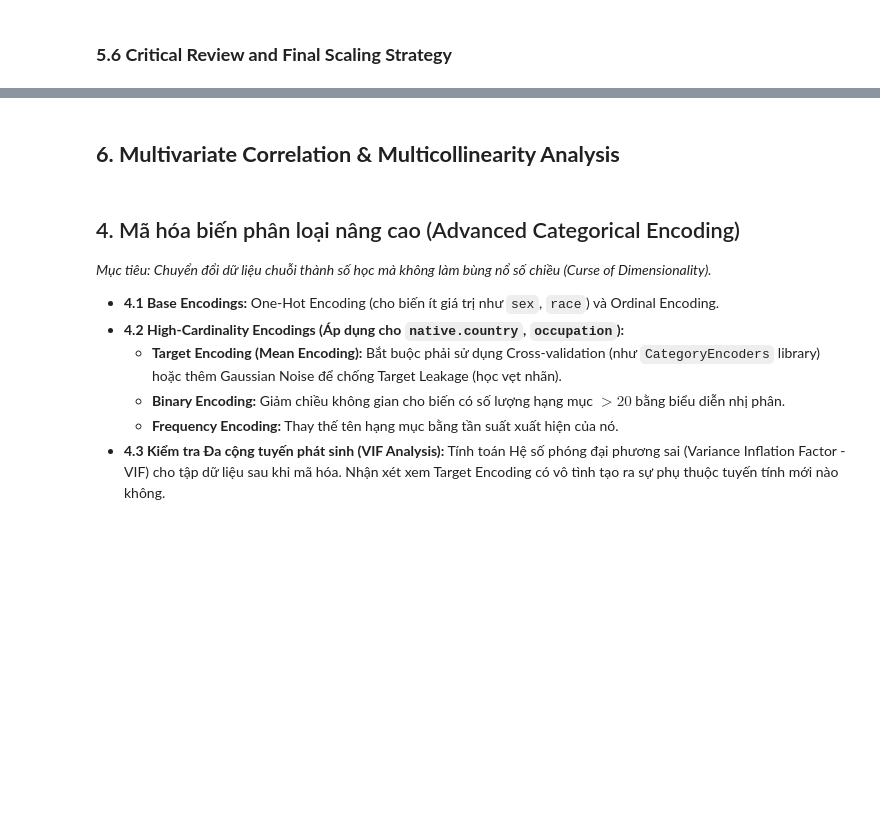
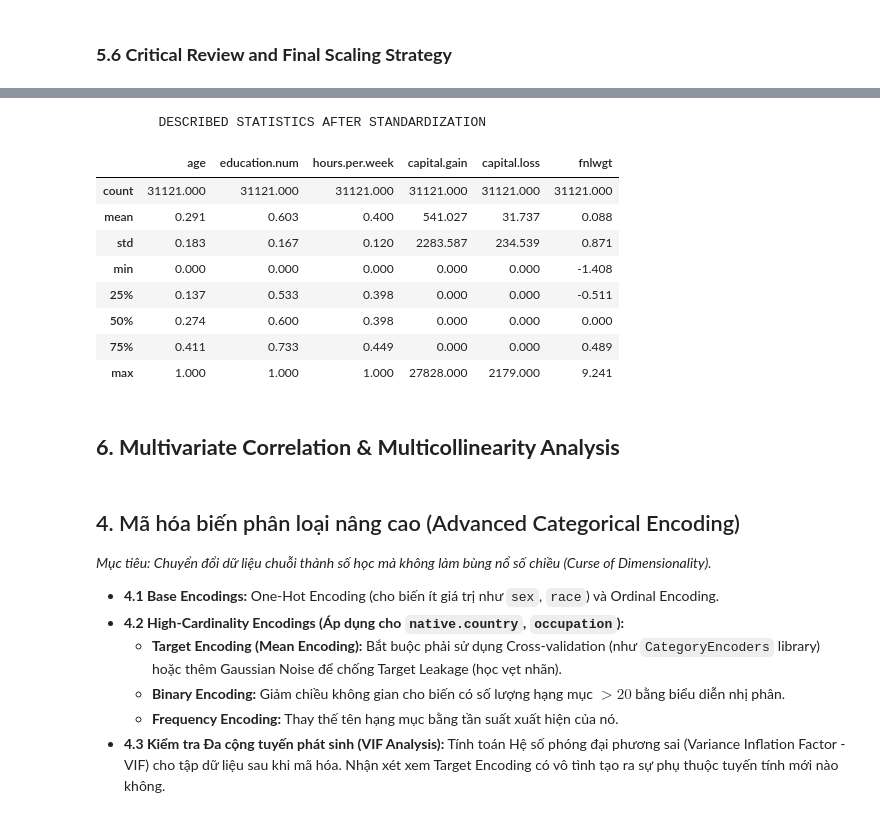
Before and after one commit to quanpro147/HCMUS-DataMining-Prj1, a Jupyter notebook: notebooks/04_preprocessing_tabular.ipynb, the cells around one changed output, grey strips where cells are left out. Cells and saved outputs as stored; diff of their text form; code cells hidden in the pictures; blank space fills up the shorter version.

```diff
--- a/notebooks/04_preprocessing_tabular.ipynb
+++ b/notebooks/04_preprocessing_tabular.ipynb
@@ -744,3 +863,25 @@ Nhóm từ chối phương pháp tiếp cận "One-size-fits-all" (chuẩn hóa
+# %%
+minmax_cols = ['age', 'education.num', 'hours.per.week']
+robust_cols = ['capital.gain', 'capital.loss', 'fnlwgt']
+minmax_scaler = MinMaxScaler()
+robust_scaler = RobustScaler()
+df_adult_clean[minmax_cols] = minmax_scaler.fit_transform(df_adult_clean[minmax_cols])
+df_adult_clean[robust_cols] = robust_scaler.fit_transform(df_adult_clean[robust_cols])
+
+
+print("\tDESCRIBED STATISTICS AFTER STANDARDIZATION")
+display(df_adult_clean[minmax_cols + robust_cols].describe().round(3))
+# %% [output]
+        DESCRIBED STATISTICS AFTER STANDARDIZATION
+|  | age | education.num | hours.per.week | capital.gain | capital.loss | fnlwgt |
+| count | 31121.000 | 31121.000 | 31121.000 | 31121.000 | 31121.000 | 31121.000 |
+| mean | 0.291 | 0.603 | 0.400 | 541.027 | 31.737 | 0.088 |
+| std | 0.183 | 0.167 | 0.120 | 2283.587 | 234.539 | 0.871 |
+| min | 0.000 | 0.000 | 0.000 | 0.000 | 0.000 | -1.408 |
+| 25% | 0.137 | 0.533 | 0.398 | 0.000 | 0.000 | -0.511 |
+| 50% | 0.274 | 0.600 | 0.398 | 0.000 | 0.000 | 0.000 |
+| 75% | 0.411 | 0.733 | 0.449 | 0.000 | 0.000 | 0.489 |
+| max | 1.000 | 1.000 | 1.000 | 27828.000 | 2179.000 | 9.241 |
 # %% [markdown]
 ## **6. Multivariate Correlation & Multicollinearity Analysis**
 # %% [markdown]
```
Also changed, not shown: parts of 20 cells of this notebook.
